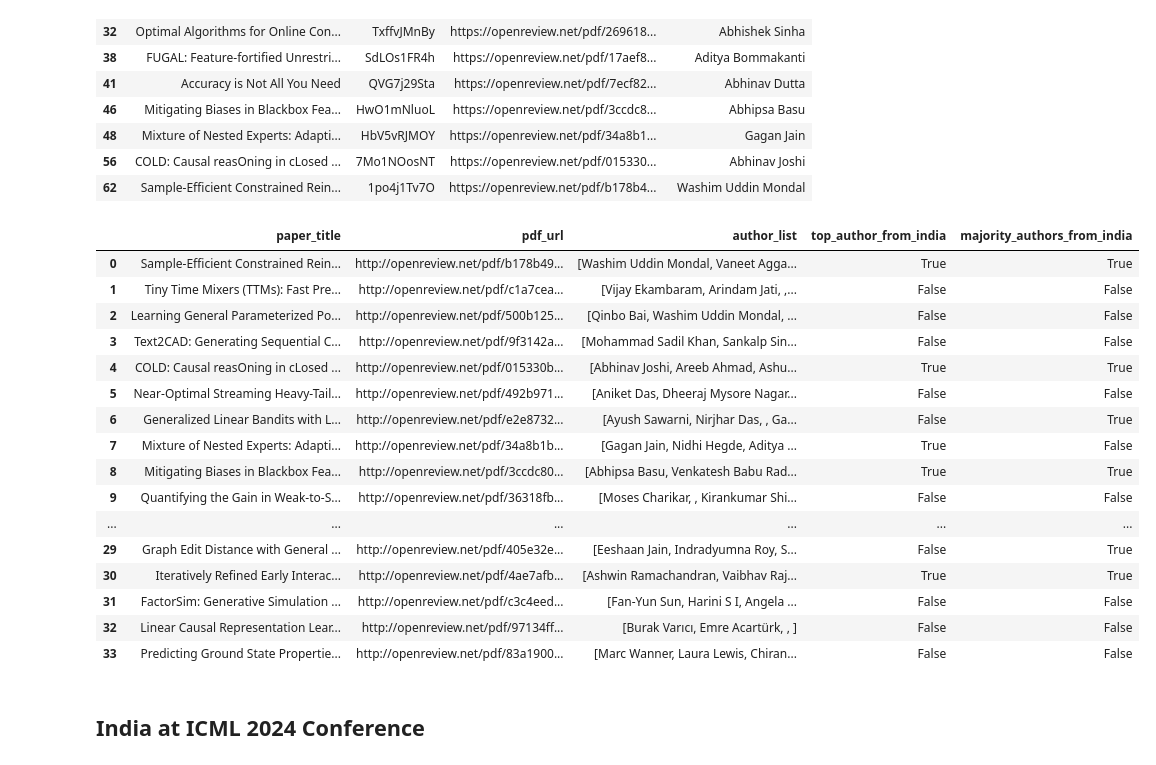
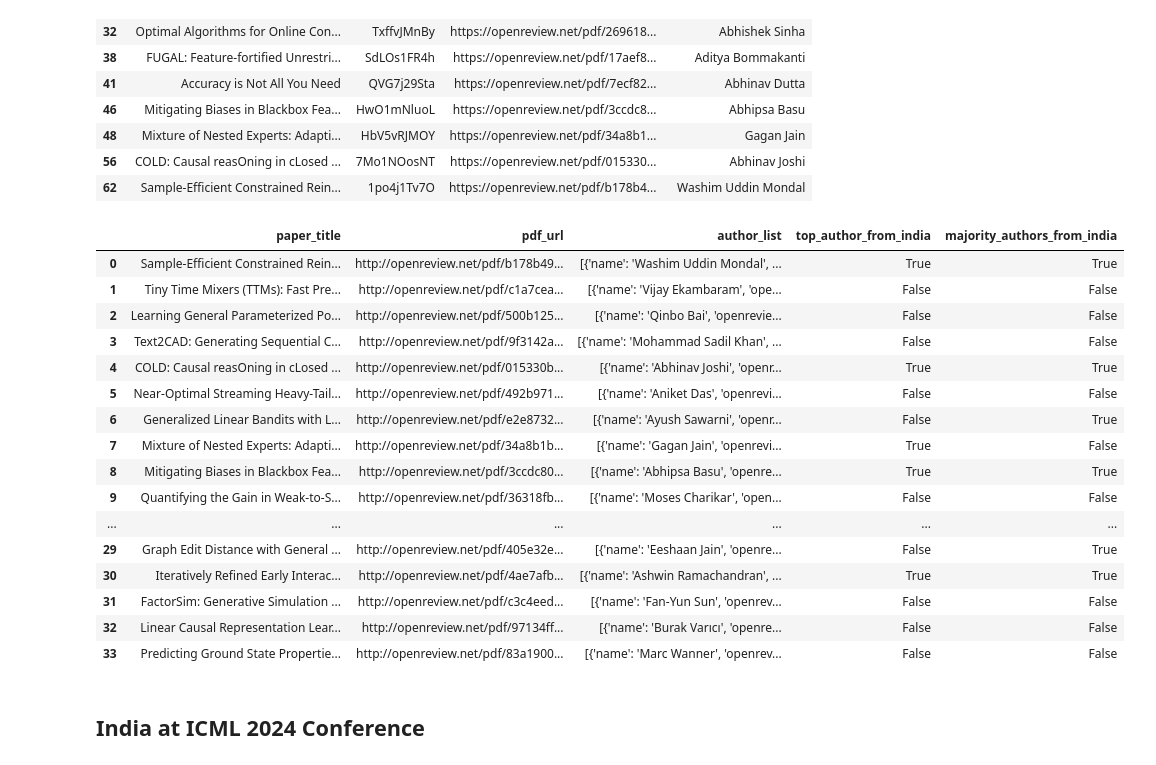
Before and after one commit to Lossfunk/indiaml-tracker, a Jupyter notebook: eda/EDA.ipynb, the cells around one changed output. Drawn from its saved outputs; the diff is of its cells as text; code cells hidden in the pictures.

```diff
--- a/eda/EDA.ipynb
+++ b/eda/EDA.ipynb
@@ -231,14 +230,20 @@ def process_papers(ddf, cc='IN'):
     for paper_id, group in grouped:
         paper_title = group['title'].iloc[0]
         pdf_url = group['pdf_url'].iloc[0]
-        authors = group[['full_name', 'affiliation_country', 'position']].drop_duplicates()
+        authors = group[['full_name', 'openreview_id', 'affiliation_name', 'affiliation_domain', 'affiliation_country', 'position']].drop_duplicates()
 
         # Filter authors from India
         indian_authors = authors[authors['affiliation_country'] == cc]
 
         if not indian_authors.empty:
             # Create author list
-            author_list = authors['full_name'].tolist()
+            author_list = authors.apply(lambda row: {
+                'name': row['full_name'],
+                'openreview_id': row['openreview_id'],
+                'affiliation_name': row['affiliation_name'],
+                'affiliation_domain': row['affiliation_domain'],
+                'affiliation_country': row['affiliation_country']
+            }, axis=1).tolist()
 
             # Check if top author is from India
             top_author_from_india = (authors.sort_values(by='position').iloc[0]['affiliation_country'] == cc)
@@ -256,43 +261,43 @@ def process_papers(ddf, cc='IN'):
 
     return pd.DataFrame(filtered_papers)
 # %%
-squeel = """SELECT title, paper_id, pdf_url, full_name, position, affiliation_name, affiliation_domain, affiliation_country FROM ( SELECT *
+squeel = """SELECT title, paper_id, pdf_url, full_name, openreview_id, position, affiliation_name, affiliation_domain, affiliation_country FROM ( SELECT *
 FROM paper_authors
 JOIN authors ON author_id = authors.id
 JOIN papers ON paper_id = papers.id
 JOIN venue_infos ON papers.venue_info_id = venue_infos.id)
 
 WHERE conference = 'NeurIPS'
 and year = '2024'
 and track = 'Conference';
 """
 
 ddf = pd.read_sql_query(squeel, conn)
 
-
 kdf = process_papers(ddf)
 
 kdf["pdf_url"] = "http://openreview.net"+ kdf["pdf_url"]
 
+# kdf.to_json("neurips-2024-india.json")
 kdf
 # %% [output]
 |  | paper_title | pdf_url | author_list | top_author_from_india | majority_authors_from_india |
-| 0 | Sample-Efficient Constrained Rein... | http://openreview.net/pdf/b178b49... | [Washim Uddin Mondal, Vaneet Agga... | True | True |
-| 1 | Tiny Time Mixers (TTMs): Fast Pre... | http://openreview.net/pdf/c1a7cea... | [Vijay Ekambaram, Arindam Jati, ,... | False | False |
-| 2 | Learning General Parameterized Po... | http://openreview.net/pdf/500b125... | [Qinbo Bai, Washim Uddin Mondal, ... | False | False |
-| 3 | Text2CAD: Generating Sequential C... | http://openreview.net/pdf/9f3142a... | [Mohammad Sadil Khan, Sankalp Sin... | False | False |
-| 4 | COLD: Causal reasOning in cLosed ... | http://openreview.net/pdf/015330b... | [Abhinav Joshi, Areeb Ahmad, Ashu... | True | True |
-| 5 | Near-Optimal Streaming Heavy-Tail... | http://openreview.net/pdf/492b971... | [Aniket Das, Dheeraj Mysore Nagar... | False | False |
-| 6 | Generalized Linear Bandits with L... | http://openreview.net/pdf/e2e8732... | [Ayush Sawarni, Nirjhar Das, , Ga... | False | True |
-| 7 | Mixture of Nested Experts: Adapti... | http://openreview.net/pdf/34a8b1b... | [Gagan Jain, Nidhi Hegde, Aditya ... | True | False |
-| 8 | Mitigating Biases in Blackbox Fea... | http://openreview.net/pdf/3ccdc80... | [Abhipsa Basu, Venkatesh Babu Rad... | True | True |
-| 9 | Quantifying the Gain in Weak-to-S... | http://openreview.net/pdf/36318fb... | [Moses Charikar, , Kirankumar Shi... | False | False |
+| 0 | Sample-Efficient Constrained Rein... | http://openreview.net/pdf/b178b49... | [{'name': 'Washim Uddin Mondal', ... | True | True |
+| 1 | Tiny Time Mixers (TTMs): Fast Pre... | http://openreview.net/pdf/c1a7cea... | [{'name': 'Vijay Ekambaram', 'ope... | False | False |
+| 2 | Learning General Parameterized Po... | http://openreview.net/pdf/500b125... | [{'name': 'Qinbo Bai', 'openrevie... | False | False |
+| 3 | Text2CAD: Generating Sequential C... | http://openreview.net/pdf/9f3142a... | [{'name': 'Mohammad Sadil Khan', ... | False | False |
+| 4 | COLD: Causal reasOning in cLosed ... | http://openreview.net/pdf/015330b... | [{'name': 'Abhinav Joshi', 'openr... | True | True |
+| 5 | Near-Optimal Streaming Heavy-Tail... | http://openreview.net/pdf/492b971... | [{'name': 'Aniket Das', 'openrevi... | False | False |
+| 6 | Generalized Linear Bandits with L... | http://openreview.net/pdf/e2e8732... | [{'name': 'Ayush Sawarni', 'openr... | False | True |
+| 7 | Mixture of Nested Experts: Adapti... | http://openreview.net/pdf/34a8b1b... | [{'name': 'Gagan Jain', 'openrevi... | True | False |
+| 8 | Mitigating Biases in Blackbox Fea... | http://openreview.net/pdf/3ccdc80... | [{'name': 'Abhipsa Basu', 'openre... | True | True |
+| 9 | Quantifying the Gain in Weak-to-S... | http://openreview.net/pdf/36318fb... | [{'name': 'Moses Charikar', 'open... | False | False |
 | ... | ... | ... | ... | ... | ... |
-| 29 | Graph Edit Distance with General ... | http://openreview.net/pdf/405e32e... | [Eeshaan Jain, Indradyumna Roy, S... | False | True |
-| 30 | Iteratively Refined Early Interac... | http://openreview.net/pdf/4ae7afb... | [Ashwin Ramachandran, Vaibhav Raj... | True | True |
-| 31 | FactorSim: Generative Simulation ... | http://openreview.net/pdf/c3c4eed... | [Fan-Yun Sun, Harini S I, Angela ... | False | False |
-| 32 | Linear Causal Representation Lear... | http://openreview.net/pdf/97134ff... | [Burak Varıcı, Emre Acartürk, , ] | False | False |
-| 33 | Predicting Ground State Propertie... | http://openreview.net/pdf/83a1900... | [Marc Wanner, Laura Lewis, Chiran... | False | False |
+| 29 | Graph Edit Distance with General ... | http://openreview.net/pdf/405e32e... | [{'name': 'Eeshaan Jain', 'openre... | False | True |
+| 30 | Iteratively Refined Early Interac... | http://openreview.net/pdf/4ae7afb... | [{'name': 'Ashwin Ramachandran', ... | True | True |
+| 31 | FactorSim: Generative Simulation ... | http://openreview.net/pdf/c3c4eed... | [{'name': 'Fan-Yun Sun', 'openrev... | False | False |
+| 32 | Linear Causal Representation Lear... | http://openreview.net/pdf/97134ff... | [{'name': 'Burak Varıcı', 'openre... | False | False |
+| 33 | Predicting Ground State Propertie... | http://openreview.net/pdf/83a1900... | [{'name': 'Marc Wanner', 'openrev... | False | False |
 # %% [markdown]
 ## India at ICML 2024 Conference
 # %%
```
Also changed, not shown: parts of 3 cells of this notebook, 3 other files.
